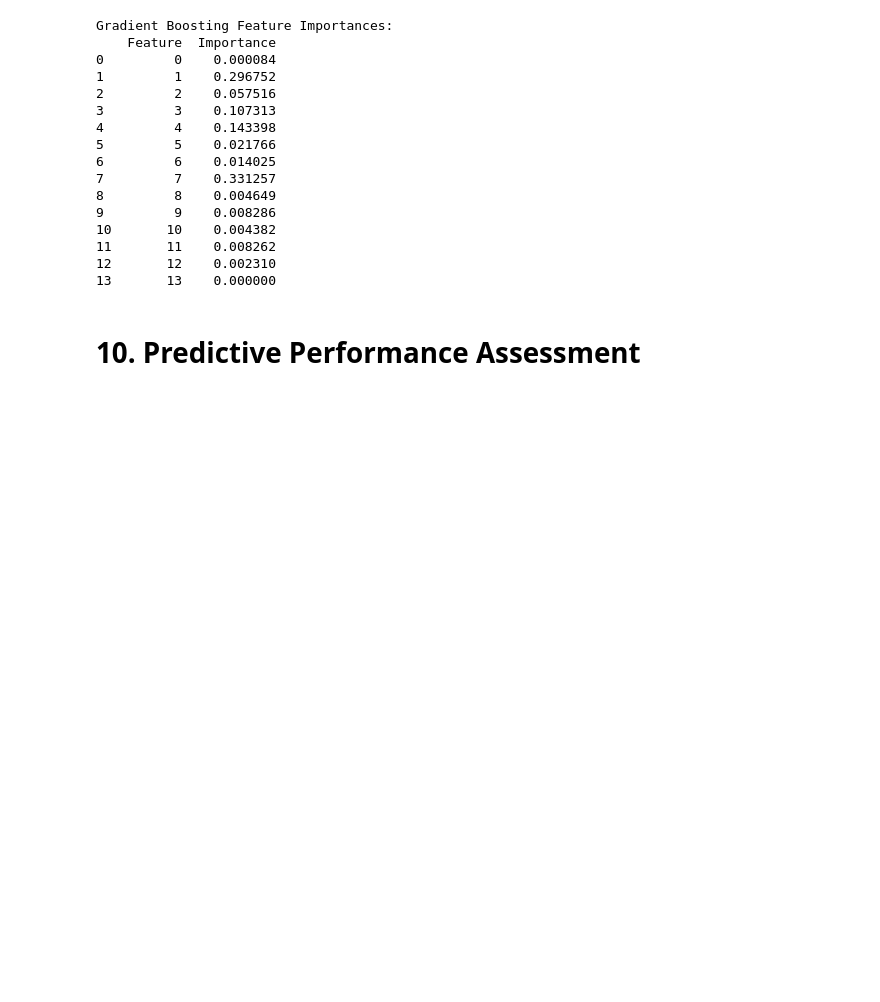
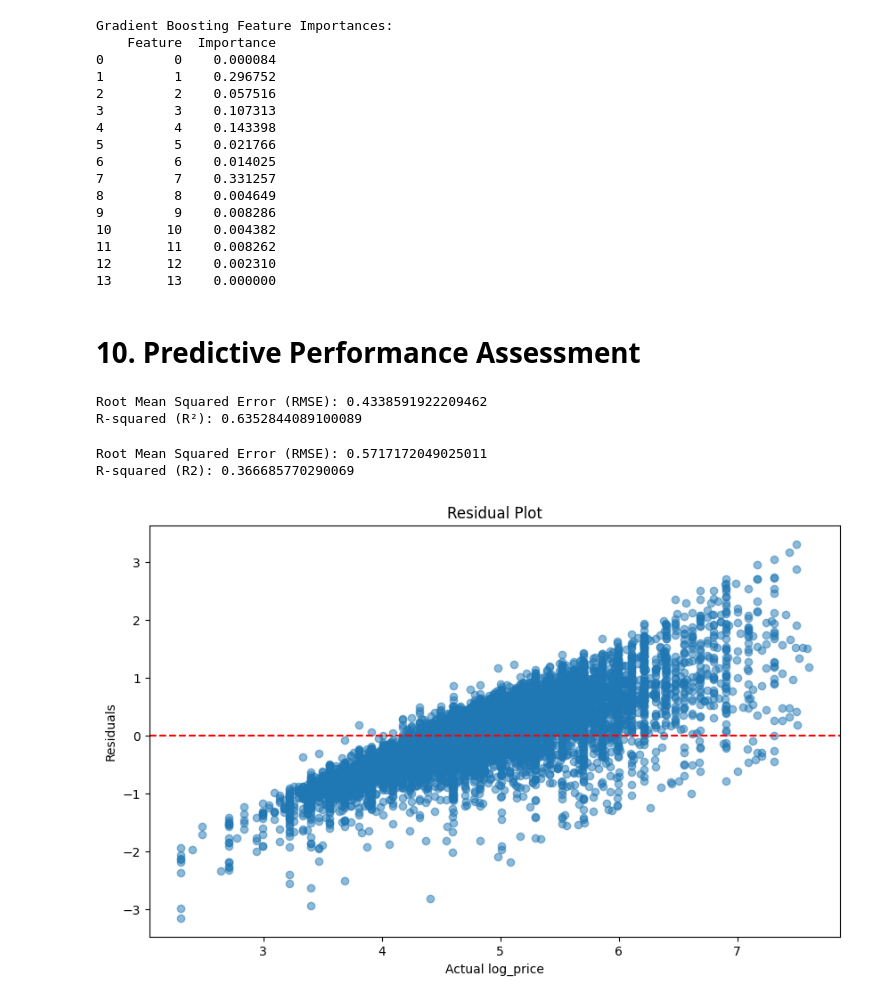
Before and after one commit to Saherpathan/git_assess, a Jupyter notebook: cerina.ipynb, the cells around one changed output. Drawn from its saved outputs; the diff is of its cells as text; code cells hidden in the pictures; blank space fills up the shorter version.

```diff
--- a/cerina.ipynb
+++ b/cerina.ipynb
@@ -523,7 +521,7 @@ shap.summary_plot(shap_values, X_train, plot_type='bar', feature_names=features)
 # **10. Predictive Performance Assessment**
 # %%
 # Make predictions on the test set using the final model
-final_model_predictions = rf_model.predict(X_test)
+final_model_predictions = random_forest.predict(X_test)
 
 # Calculate Root Mean Squared Error (RMSE)
 rmse = np.sqrt(mean_squared_error(y_test, final_model_predictions))
@@ -535,12 +533,6 @@ print("R-squared (R²):", r2)
 
 # Analyze residuals
 residuals = y_test - final_model_predictions
-
-# Plot residuals
-plt.figure(figsize=(10, 6))
-plt.scatter(final_model_predictions, residuals, alpha=0.5)
-plt.title('Residual Plot')
-plt.xlabel('Predicted Log Price')
-plt.ylabel('Residuals')
-plt.axhline(y=0, color='r', linestyle='--')
-plt.show()
+# %% [output]
+Root Mean Squared Error (RMSE): 0.4338591922209462
+R-squared (R²): 0.6352844089100089
@@ -549,3 +539,14 @@ linear_reg_pred = linear_reg.predict(X_test)
 # %%
+linear_reg_pred = linear_reg.predict(X_test)
+
 rmse = np.sqrt(mean_squared_error(y_test, linear_reg_pred))
 print("Root Mean Squared Error (RMSE):", rmse)
+
+r2 = r2_score(y_test, linear_reg_pred)
+print("R-squared (R2):", r2)
+
+# Analyzing residuals
+residuals = y_test - linear_reg_pred
+# %% [output]
+Root Mean Squared Error (RMSE): 0.5717172049025011
+R-squared (R2): 0.366685770290069
@@ -557,0 +553,11 @@ residuals = y_test - linear_reg_pred
+# %%
+# Plot residuals to check for any patterns
+plt.figure(figsize=(10, 6))
+plt.scatter(y_test, residuals, alpha=0.5)
+plt.xlabel("Actual log_price")
+plt.ylabel("Residuals")
+plt.title("Residual Plot")
+plt.axhline(y=0, color='r', linestyle='--')
+plt.show()
+# %% [output]
+[figure, added]
```
Also changed, not shown: parts of 9 cells of this notebook.
